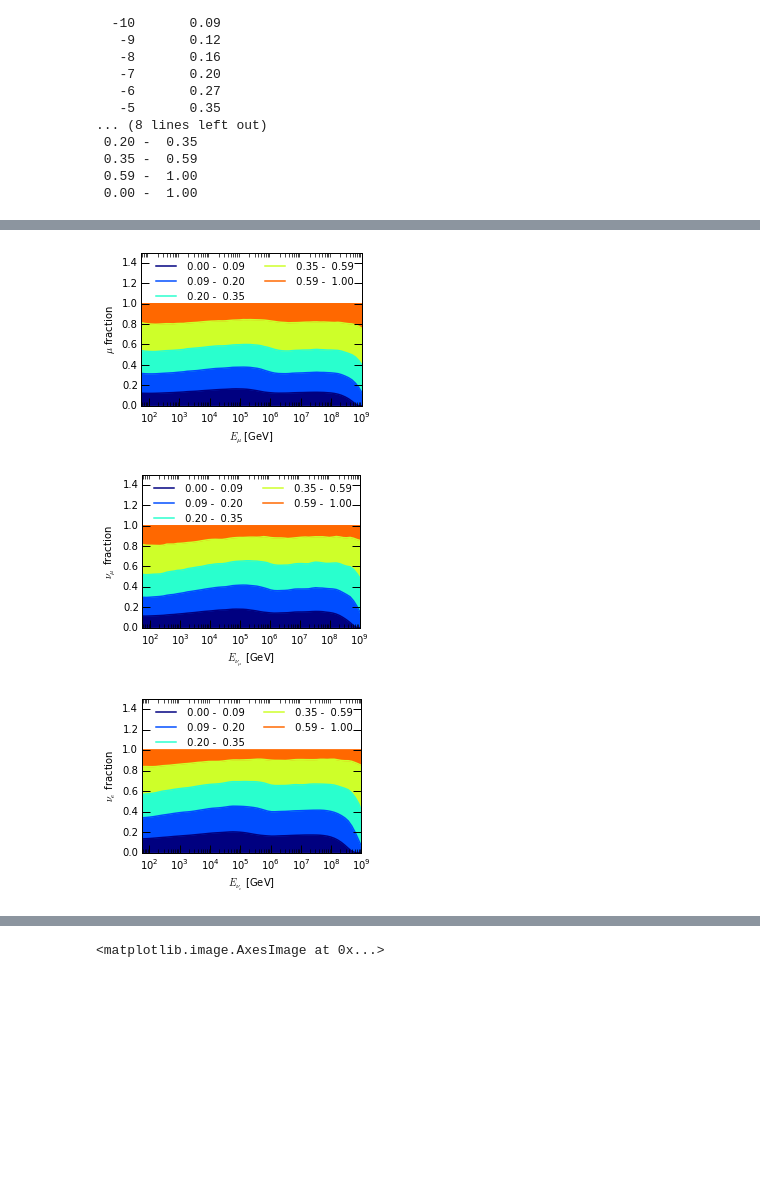
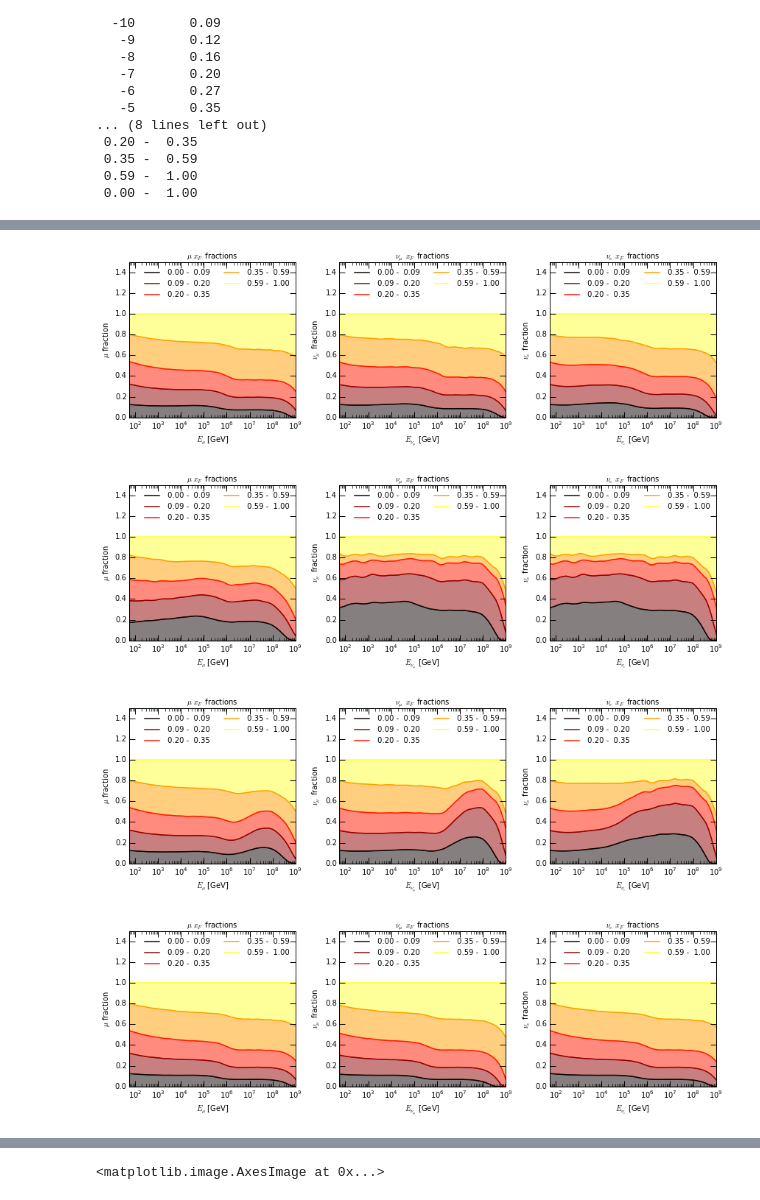
Before and after one commit to mceq-project/MCEq, a Jupyter notebook: prototyping/prototype_xfselector.ipynb, the cells around one changed output, grey strips where cells are left out. Drawn from its saved outputs; the diff is of its cells as text; code cells hidden in the pictures; blank space fills up the shorter version.

```diff
--- a/prototyping/prototype_xfselector.ipynb
+++ b/prototyping/prototype_xfselector.ipynb
@@ -21,12 +21,12 @@ import CRFluxModels as pm
 # %%
 mceq_run = MCEqRun(
 #provide the string of the interaction model
-interaction_model='SIBYLL2.1',
+interaction_model='SIBYLL2.3_rc2',
 #primary cosmic ray flux model
 #support a tuple (primary model class (not instance!), arguments)
 primary_model=(pm.Thunman, None),
 # Zenith angle in degrees. 0=vertical, 90=horizontal
-theta_deg=0.0,
+theta_deg=90.0,
 #expand the rest of the options from mceq_config.py
 **config
 )
@@ -219,42 +261,43 @@ from matplotlib import cm
 e_grid = mceq_run.e_grid
 colors = np.linspace(0,1,len(flux_ranges) - 1)
 #get path of the home directory + Desktop
-part = 'conv'
+parts = ['conv','pr','total','pi','k']
 save_pdf = True
-desktop = os.path.join(os.path.expanduser("~"),'Desktop/plots_new_sibyll')
+desktop = os.path.join(os.path.expanduser("~"),'Google Drive/plots_new_sibyll')
 
-for pref, lab in [('mu_',r'\mu'), ('numu_',r'\nu_\mu'), ('nue_',r'\nu_e')]:
-    plt.figure(figsize=(4., 3))
-    ref = sum([flux[pref + part] for flux in flux_ranges[:-1]])
-#    ref = flux_ranges[-1][pref + 'total']#sum([flux[pref + 'total'] for flux in flux_ranges[:-1]])
-    between = None
-    for i, t in enumerate(range_tups[:-1]):#
+for part in parts:
+    plt.figure(figsize=(12., 4))
+    gs = plt.GridSpec(1,3)
+    pl = 0
+    for pref, lab in [('mu_',r'\mu'), ('numu_',r'\nu_\mu'), ('nue_',r'\nu_e')]:
+        ax1 = plt.subplot(gs[pl])
+        ax1.set_title(r'${0}$ $x_F$ fractions'.format(lab))
+        pl += 1
+        ref = sum([flux[pref + part] for flux in flux_ranges[:-1]])
+        between = None
+        for i, t in enumerate(range_tups[:-1]):#
 
-        r_str = '{0:5.2f} - {1:5.2f}'.format(xf_bins[t[0]],
-                                             xf_bins[t[1] + 1 if t[1] != -1 else t[1]])
-        flux = flux_ranges[i]
-        print r_str
-        if i == 0:
-            between = np.zeros_like(ref)
-        else:
-            between += flux_ranges[i - 1][pref + part]/ref
-        plt.fill_between(e_grid,between, flux[pref + part]/ref+between,
-                         color=cm.jet(float(i)/(len(flux_ranges)-1.),1. ),
-                         label=r_str)
-        plt.semilogx(e_grid,  flux[pref + part]/ref+between,
-                     color=cm.jet(float(i)/(len(flux_ranges)-1.),1. ),
-                     ls='-', lw=1.5,label=r_str)
-#         plt.loglog(e_grid, flux[pref + 'pr'], color='r',ls='--', lw=1.5,
-#                    label='prompt ${0}$'.format(lab))
-        plt.semilogx()
-        plt.xlim(55,1e9)
-        plt.ylim(0,1.5)
-        plt.xlabel(r"$E_{{{0}}}$ [GeV]".format(lab))
-        plt.ylabel(r'${0}$ fraction'.format(lab))
-#         plt.ylabel(r"$\Phi_{" + lab + "}$ (E/GeV)$^{" + str(mag) +" }$" +
-#                    "(cm$^{2}$ s sr GeV)$^{-1}$")
-        plt.legend(loc='upper right',ncol=2)
+            r_str = '{0:5.2f} - {1:5.2f}'.format(xf_bins[t[0]],
+                                                 xf_bins[t[1] + 1 if t[1] != -1 else t[1]])
+            flux = flux_ranges[i]
+            if i == 0:
+                between = np.zeros_like(ref)
+            else:
+                between += flux_ranges[i - 1][pref + part]/ref
+            ax1.fill_between(e_grid,between, flux[pref + part]/ref+between,
+                             color=cm.hot(float(i)/(len(flux_ranges)-1.),1. ),
+                             label=r_str, alpha=0.5)
+            ax1.semilogx(e_grid,  flux[pref + part]/ref+between,
+                         color=cm.hot(float(i)/(len(flux_ranges)-1.),1. ),
+                         ls='-', lw=1.5,label=r_str)
+            ax1.set_xlim(55,1e9)
+            ax1.set_ylim(0,1.5)
+            ax1.set_xlabel(r"$E_{{{0}}}$ [GeV]".format(lab))
+            ax1.set_ylabel(r'${0}$ fraction'.format(lab))
+    #         plt.ylabel(r"$\Phi_{" + lab + "}$ (E/GeV)$^{" + str(mag) +" }$" +
+    #                    "(cm$^{2}$ s sr GeV)$^{-1}$")
+            ax1.legend(loc='upper right',ncol=2)
         plt.tight_layout()
-        if save_pdf: plt.savefig(os.path.join(desktop, 'xf-range-fractions/' +
-                                              pref + part + '_sib21.pdf'))
+        if save_pdf: plt.savefig(os.path.join(desktop, 'xf-range-fractions_hor/' +
+                                              part + '_sib21.pdf'))
 # %% [output]
@@ -276,3 +304,4 @@ for pref, lab in [('mu_',r'\mu'), ('numu_',r'\nu_\mu'), ('nue_',r'\nu_e')]:
-[figure, old version]
+[figure, new version]
-[figure, old version]
+[figure, new version]
-[figure, old version]
+[figure, new version]
+[figure, added]
```
Also changed, not shown: parts of 3 cells of this notebook, 11 other files.
